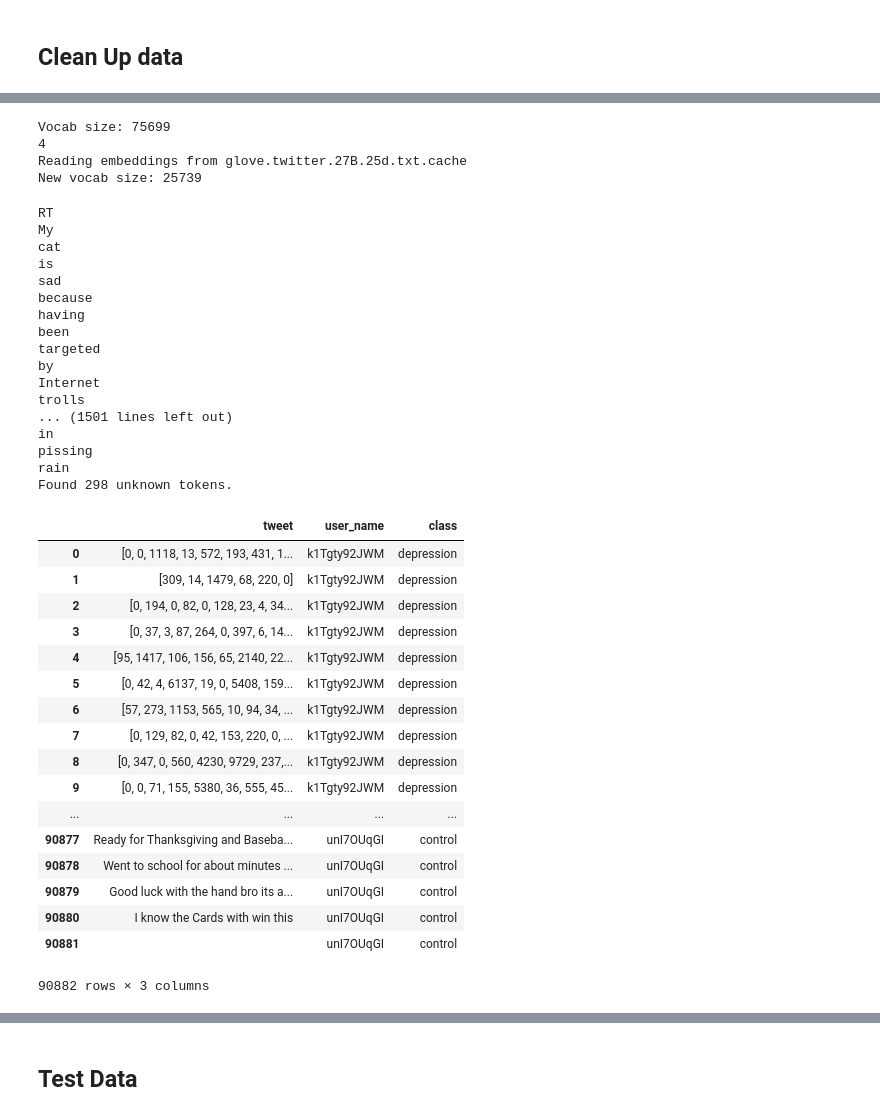
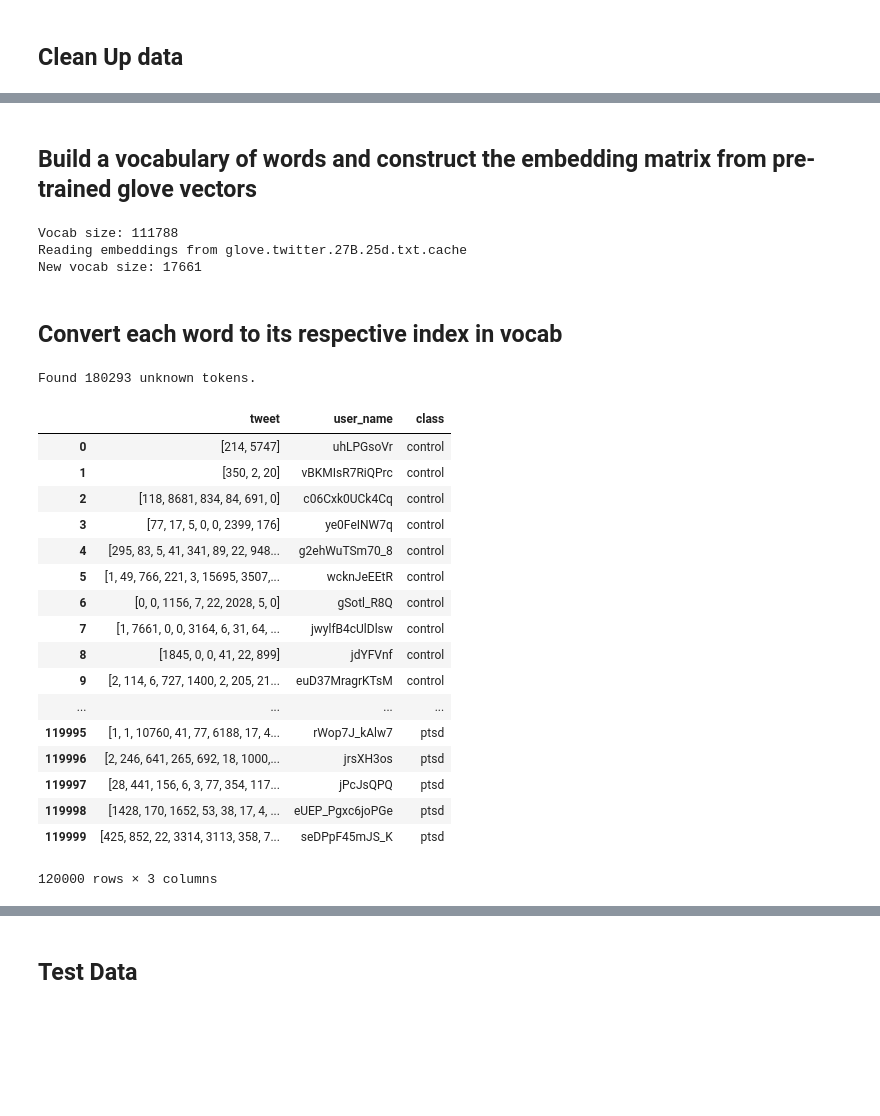
Before and after one commit to coderKr/Twitter-Crisis-Analysis, a Jupyter notebook: FinalProjectPart2.ipynb, the cells around one changed output, grey strips where cells are left out. Saved outputs shown, nothing was run; the diff lists cells and outputs as text; code cells hidden in the pictures; blank space fills up the shorter version.

```diff
--- a/FinalProjectPart2.ipynb
+++ b/FinalProjectPart2.ipynb
@@ -22,4 +0,0 @@ Extracted in Current Directory
-# %%
-for i in range(0,2):
-    fpath='final_training_data/'+str(i)+'.tgz'
-    untar(fpath)
@@ -233,0 +75,6 @@ def getEmb(word):
+# %%
+x = data.query('tweet != ""')
+x.shape
+data=x
+data = data[data.tweet.str.split(' ').str.len() > 1]
+data=data.reset_index(drop=True)
@@ -246,3 +118,5 @@ def batchify(data, bsz):
+# %% [markdown]
+## Build a vocabulary of words and construct the embedding matrix from pre-trained glove vectors
 # %%
 PAD_TOKEN = '_PAD_'
 UNK_TOKEN = '_UNK_'
@@ -322,56 +196,41 @@ def load_embeddings(path, vocab, cache=False, cache_path=None):
 
 
 vocab = build_vocab([data])
-print(vocab['cat'])
 vocab, embeddings = load_embeddings('glove.twitter.27B.25d.txt', vocab, cache=True)
 # %% [output]
-Vocab size: 75699
-4
+Vocab size: 111788
 Reading embeddings from glove.twitter.27B.25d.txt.cache
-New vocab size: 25739
+New vocab size: 17661
+# %% [markdown]
+## Convert each word to its respective index in vocab
 # %%
-def convert2ids(id_data, vocab):
+def convert2ids(id_data,vocab):
     converter = TokenConverter(vocab)
-    for i in range(100):
-        tokens = id_data['tweet'][i].split(" ")
-        id_data['tweet'][i] = list(map(converter.convert, tokens))
+    x1 = id_data.tweet.str.lower()
+    x1 = x1.str.split(' ')
+    x1 = x1.apply(lambda x: list(map(converter.convert, x)))
+    id_data['tweet'] = x1
     print('Found {} unknown tokens.'.format(converter.unknown))
     return id_data
 id_data = data.copy(deep=True)
 convert2ids(id_data, vocab)
 # %% [output]
-RT
-My
-cat
-is
-sad
-because
-having
-been
-targeted
-by
-Internet
-trolls
-... (1501 lines left out)
-in
-pissing
-rain
-Found 298 unknown tokens.
+Found 180293 unknown tokens.
 |  | tweet | user_name | class |
-| 0 | [0, 0, 1118, 13, 572, 193, 431, 1... | k1Tgty92JWM | depression |
-| 1 | [309, 14, 1479, 68, 220, 0] | k1Tgty92JWM | depression |
-| 2 | [0, 194, 0, 82, 0, 128, 23, 4, 34... | k1Tgty92JWM | depression |
-| 3 | [0, 37, 3, 87, 264, 0, 397, 6, 14... | k1Tgty92JWM | depression |
-| 4 | [95, 1417, 106, 156, 65, 2140, 22... | k1Tgty92JWM | depression |
-| 5 | [0, 42, 4, 6137, 19, 0, 5408, 159... | k1Tgty92JWM | depression |
-| 6 | [57, 273, 1153, 565, 10, 94, 34, ... | k1Tgty92JWM | depression |
-| 7 | [0, 129, 82, 0, 42, 153, 220, 0, ... | k1Tgty92JWM | depression |
-| 8 | [0, 347, 0, 560, 4230, 9729, 237,... | k1Tgty92JWM | depression |
-| 9 | [0, 0, 71, 155, 5380, 36, 555, 45... | k1Tgty92JWM | depression |
+| 0 | [214, 5747] | uhLPGsoVr | control |
+| 1 | [350, 2, 20] | vBKMIsR7RiQPrc | control |
+| 2 | [118, 8681, 834, 84, 691, 0] | c06Cxk0UCk4Cq | control |
+| 3 | [77, 17, 5, 0, 0, 2399, 176] | ye0FeINW7q | control |
+| 4 | [295, 83, 5, 41, 341, 89, 22, 948... | g2ehWuTSm70_8 | control |
+| 5 | [1, 49, 766, 221, 3, 15695, 3507,... | wcknJeEEtR | control |
+| 6 | [0, 0, 1156, 7, 22, 2028, 5, 0] | gSotl_R8Q | control |
+| 7 | [1, 7661, 0, 0, 3164, 6, 31, 64, ... | jwylfB4cUlDlsw | control |
+| 8 | [1845, 0, 0, 41, 22, 899] | jdYFVnf | control |
+| 9 | [2, 114, 6, 727, 1400, 2, 205, 21... | euD37MragrKTsM | control |
 | ... | ... | ... | ... |
-| 90877 | Ready for Thanksgiving and Baseba... | unI7OUqGI | control |
-| 90878 | Went to school for about minutes ... | unI7OUqGI | control |
-| 90879 | Good luck with the hand bro its a... | unI7OUqGI | control |
-| 90880 | I know the Cards with win this | unI7OUqGI | control |
-| 90881 |  | unI7OUqGI | control |
+| 119995 | [1, 1, 10760, 41, 77, 6188, 17, 4... | rWop7J_kAlw7 | ptsd |
+| 119996 | [2, 246, 641, 265, 692, 18, 1000,... | jrsXH3os | ptsd |
+| 119997 | [28, 441, 156, 6, 3, 77, 354, 117... | jPcJsQPQ | ptsd |
+| 119998 | [1428, 170, 1652, 53, 38, 17, 4, ... | eUEP_Pgxc6joPGe | ptsd |
+| 119999 | [425, 852, 22, 3314, 3113, 358, 7... | seDPpF45mJS_K | ptsd |
-90882 rows × 3 columns
+120000 rows × 3 columns
```
Also changed, not shown: parts of 111 cells of this notebook.
